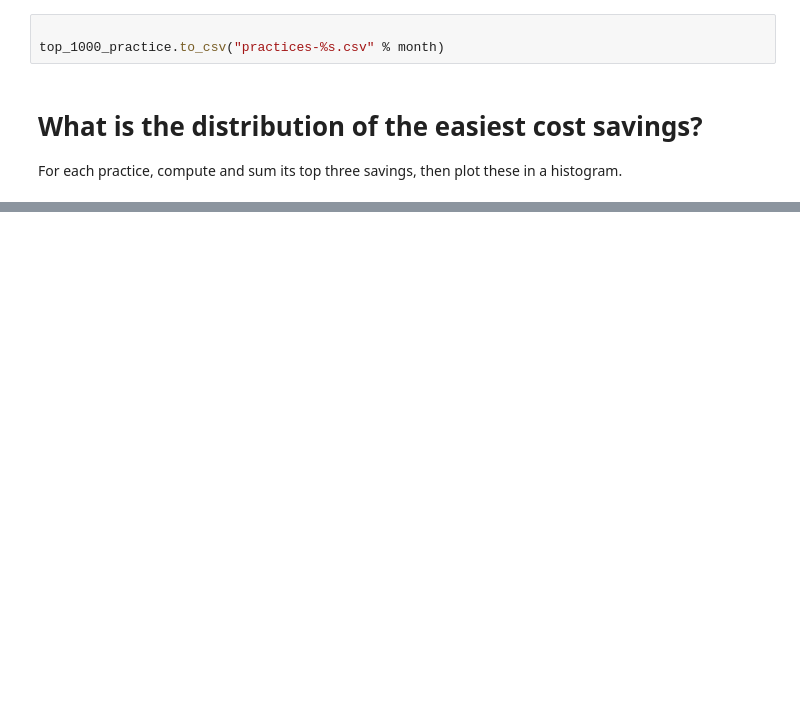
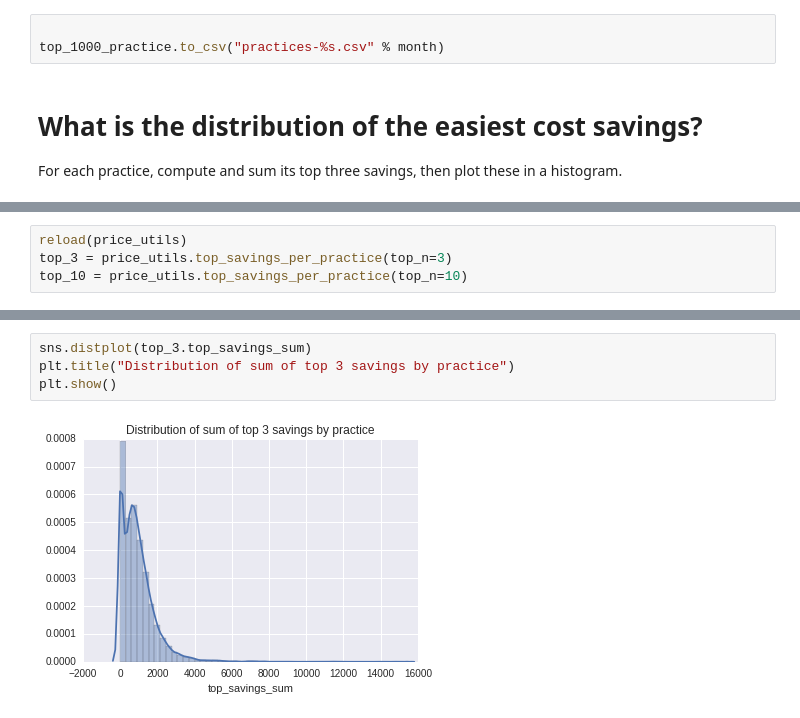
Before and after one commit to ebmdatalab/price-per-dose, a Jupyter notebook: Price per dose.ipynb, the cells around one changed output, grey strips where cells are left out. Cells and saved outputs as stored; diff of their text form; blank space fills up the shorter version.

```diff
--- a/Price per dose.ipynb
+++ b/Price per dose.ipynb
@@ -145,0 +120,4 @@ sns.distplot(without_nulls.top_savings_sum)
+# %%
+reload(price_utils)
+top_3 = price_utils.top_savings_per_practice(top_n=3)
+top_10 = price_utils.top_savings_per_practice(top_n=10)
@@ -145,0 +136,6 @@ sns.distplot(without_nulls.top_savings_sum)
+# %%
+sns.distplot(top_3.top_savings_sum)
+plt.title("Distribution of sum of top 3 savings by practice")
+plt.show()
+# %% [output]
+[figure, added]
```
Also changed, not shown: parts of 12 cells of this notebook, 2 other files.
